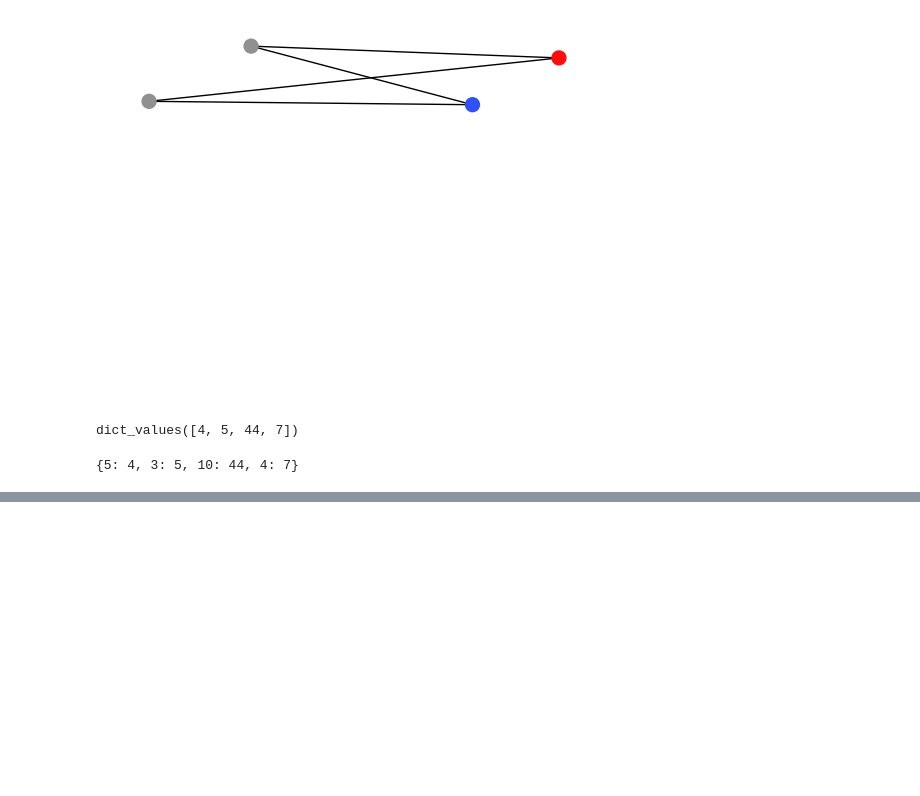
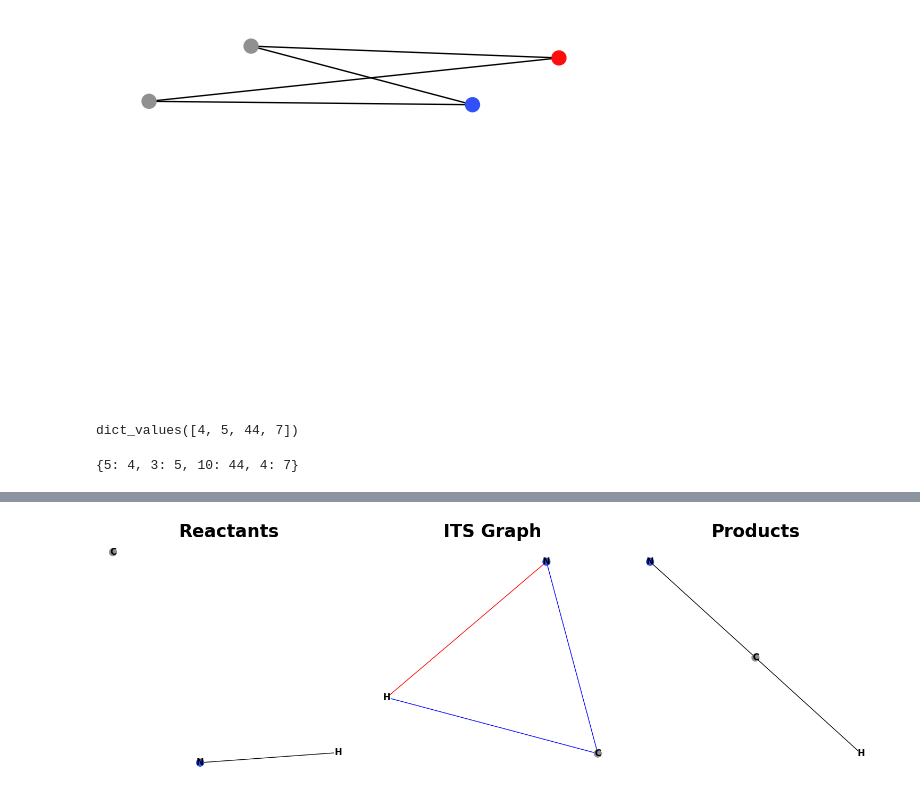
Before and after one commit to TieuLongPhan/SynTemp, a Jupyter notebook: test.ipynb, the cells around one changed output, grey strips where cells are left out. Saved outputs shown, nothing was run; the diff lists cells and outputs as text; code cells hidden in the pictures; blank space fills up the shorter version.

```diff
--- a/test.ipynb
+++ b/test.ipynb
@@ -855,0 +824,4 @@ pd.DataFrame(results)[['mapper', 'accuracy']]
+# %%
+vis_graph.visualize_all([value for value in data if value['R-id']==id][0]['GraphRules'])
+# %% [output]
+[figure, added]
```
Also changed, not shown: parts of 12 cells of this notebook, 14 other files.
